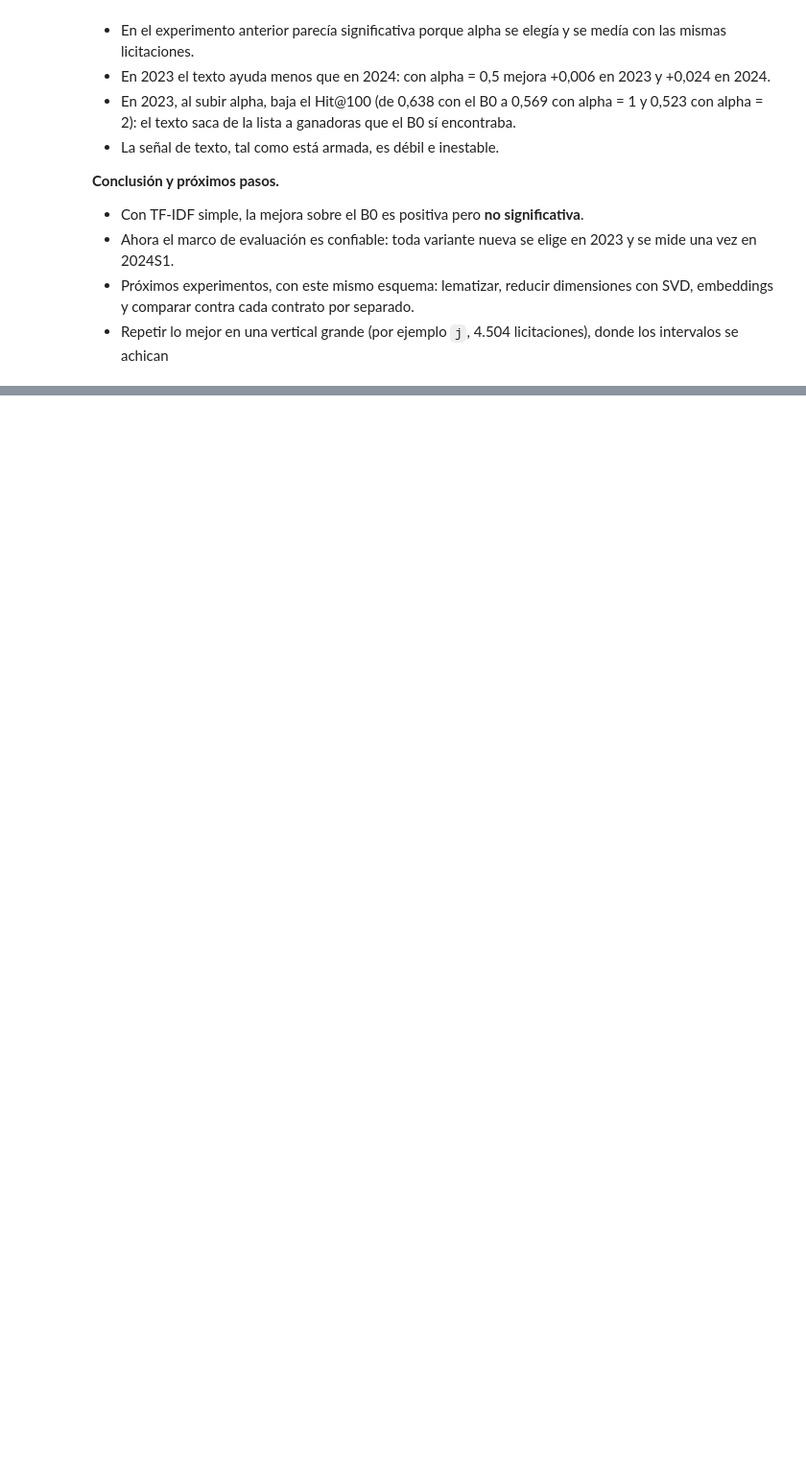
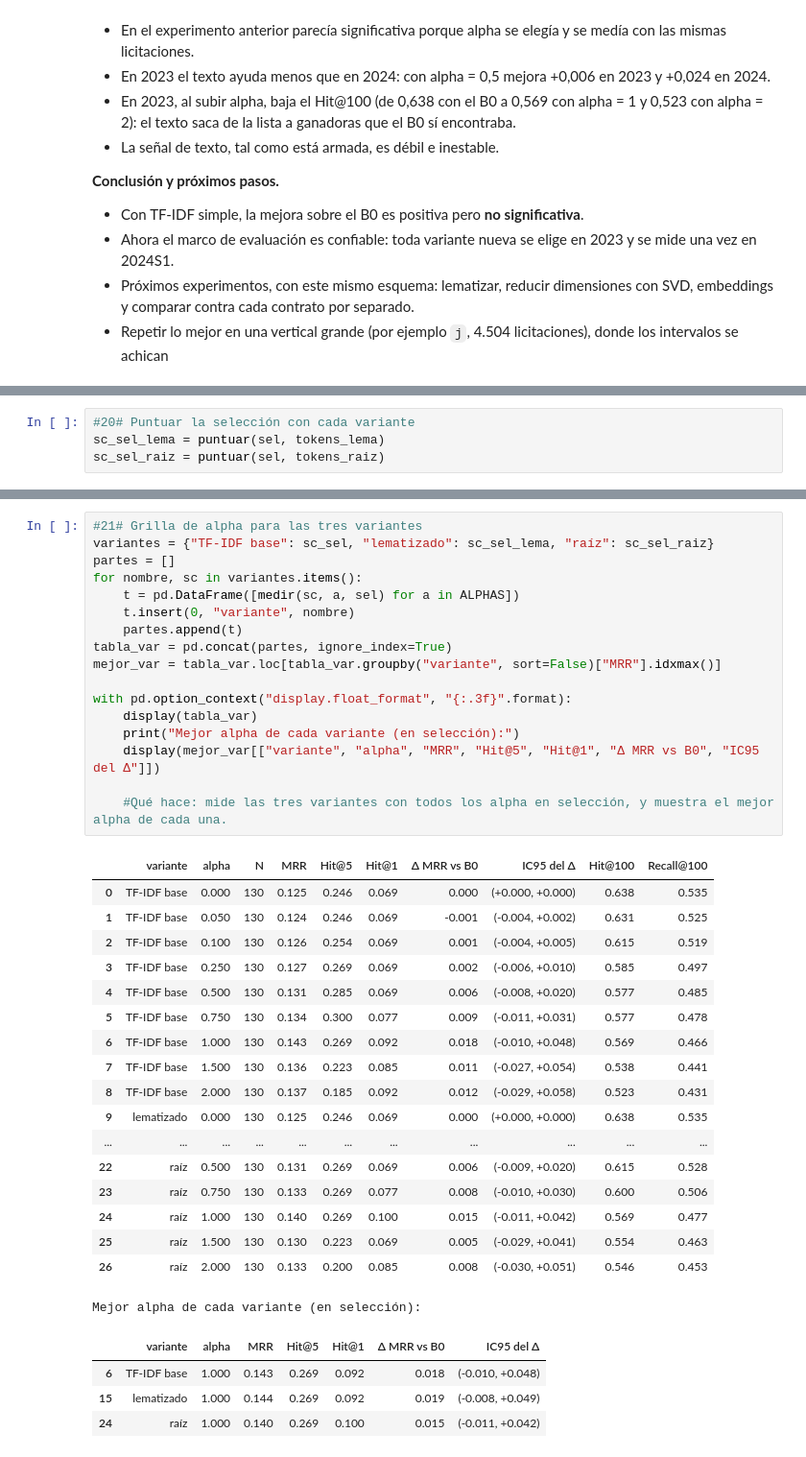
Before and after one commit to AbiFrei/grupo_Luabre, a Jupyter notebook: exploracion_rd.ipynb, the cells around one changed output, grey strips where cells are left out. Shown at 96% size. Drawn from its saved outputs; the diff is of its cells as text; blank space fills up the shorter version.

Commit message:
Experimentación ii (lematizar y raíz) y nombres unificados en resultados.md

```diff
--- a/exploracion_rd.ipynb
+++ b/exploracion_rd.ipynb
@@ -772,0 +768,4 @@ with open("resultados.md", "a", encoding="utf-8") as f:
+# %%
+#20# Puntuar la selección con cada variante
+sc_sel_lema = puntuar(sel, tokens_lema)
+sc_sel_raiz = puntuar(sel, tokens_raiz)
@@ -772,0 +777,40 @@ with open("resultados.md", "a", encoding="utf-8") as f:
+# %%
+#21# Grilla de alpha para las tres variantes
+variantes = {"TF-IDF base": sc_sel, "lematizado": sc_sel_lema, "raíz": sc_sel_raiz}
+partes = []
+for nombre, sc in variantes.items():
+    t = pd.DataFrame([medir(sc, a, sel) for a in ALPHAS])
+    t.insert(0, "variante", nombre)
+    partes.append(t)
+tabla_var = pd.concat(partes, ignore_index=True)
+mejor_var = tabla_var.loc[tabla_var.groupby("variante", sort=False)["MRR"].idxmax()]
+
+with pd.option_context("display.float_format", "{:.3f}".format):
+    display(tabla_var)
+    print("Mejor alpha de cada variante (en selección):")
+    display(mejor_var[["variante", "alpha", "MRR", "Hit@5", "Hit@1", "Δ MRR vs B0", "IC95 del Δ"]])
+
+    #Qué hace: mide las tres variantes con todos los alpha en selección, y muestra el mejor alpha de cada una.
+# %% [output]
+|  | variante | alpha | N | MRR | Hit@5 | Hit@1 | Δ MRR vs B0 | IC95 del Δ | Hit@100 | Recall@100 |
+| 0 | TF-IDF base | 0.000 | 130 | 0.125 | 0.246 | 0.069 | 0.000 | (+0.000, +0.000) | 0.638 | 0.535 |
+| 1 | TF-IDF base | 0.050 | 130 | 0.124 | 0.246 | 0.069 | -0.001 | (-0.004, +0.002) | 0.631 | 0.525 |
+| 2 | TF-IDF base | 0.100 | 130 | 0.126 | 0.254 | 0.069 | 0.001 | (-0.004, +0.005) | 0.615 | 0.519 |
+| 3 | TF-IDF base | 0.250 | 130 | 0.127 | 0.269 | 0.069 | 0.002 | (-0.006, +0.010) | 0.585 | 0.497 |
+| 4 | TF-IDF base | 0.500 | 130 | 0.131 | 0.285 | 0.069 | 0.006 | (-0.008, +0.020) | 0.577 | 0.485 |
+| 5 | TF-IDF base | 0.750 | 130 | 0.134 | 0.300 | 0.077 | 0.009 | (-0.011, +0.031) | 0.577 | 0.478 |
+| 6 | TF-IDF base | 1.000 | 130 | 0.143 | 0.269 | 0.092 | 0.018 | (-0.010, +0.048) | 0.569 | 0.466 |
+| 7 | TF-IDF base | 1.500 | 130 | 0.136 | 0.223 | 0.085 | 0.011 | (-0.027, +0.054) | 0.538 | 0.441 |
+| 8 | TF-IDF base | 2.000 | 130 | 0.137 | 0.185 | 0.092 | 0.012 | (-0.029, +0.058) | 0.523 | 0.431 |
+| 9 | lematizado | 0.000 | 130 | 0.125 | 0.246 | 0.069 | 0.000 | (+0.000, +0.000) | 0.638 | 0.535 |
+| ... | ... | ... | ... | ... | ... | ... | ... | ... | ... | ... |
+| 22 | raíz | 0.500 | 130 | 0.131 | 0.269 | 0.069 | 0.006 | (-0.009, +0.020) | 0.615 | 0.528 |
+| 23 | raíz | 0.750 | 130 | 0.133 | 0.269 | 0.077 | 0.008 | (-0.010, +0.030) | 0.600 | 0.506 |
+| 24 | raíz | 1.000 | 130 | 0.140 | 0.269 | 0.100 | 0.015 | (-0.011, +0.042) | 0.569 | 0.477 |
+| 25 | raíz | 1.500 | 130 | 0.130 | 0.223 | 0.069 | 0.005 | (-0.029, +0.041) | 0.554 | 0.463 |
+| 26 | raíz | 2.000 | 130 | 0.133 | 0.200 | 0.085 | 0.008 | (-0.030, +0.051) | 0.546 | 0.453 |
+Mejor alpha de cada variante (en selección):
+|  | variante | alpha | MRR | Hit@5 | Hit@1 | Δ MRR vs B0 | IC95 del Δ |
+| 6 | TF-IDF base | 1.000 | 0.143 | 0.269 | 0.092 | 0.018 | (-0.010, +0.048) |
+| 15 | lematizado | 1.000 | 0.144 | 0.269 | 0.092 | 0.019 | (-0.008, +0.049) |
+| 24 | raíz | 1.000 | 0.140 | 0.269 | 0.100 | 0.015 | (-0.011, +0.042) |
```
Also changed, not shown: parts of 11 cells of this notebook, 1 other file.
